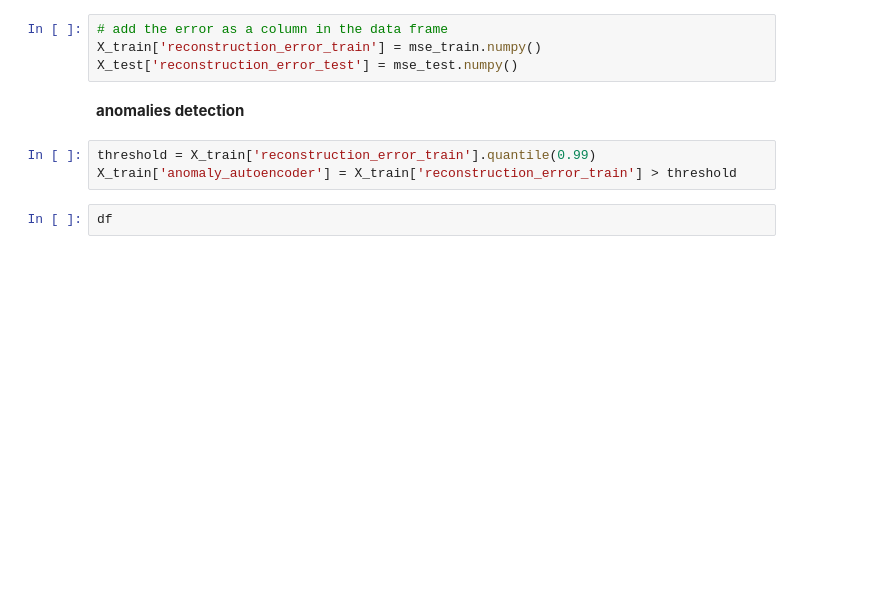
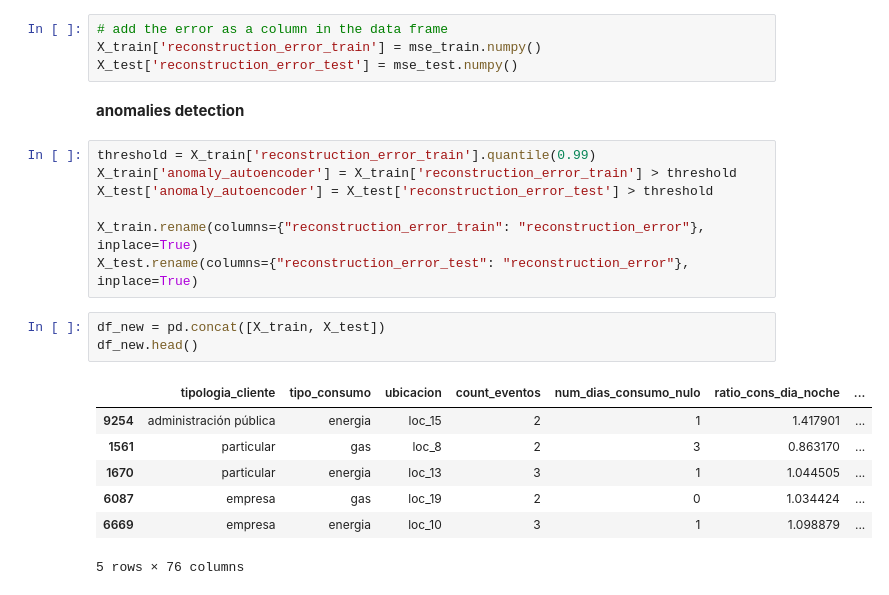
Before and after one commit to AxpeConsultingDataIA/ufd-dataia-deteccion-fraude, a Jupyter notebook: anomalias.ipynb, the cells around one changed output. Cells and saved outputs as stored; diff of their text form; blank space fills up the shorter version.

```diff
--- a/anomalias.ipynb
+++ b/anomalias.ipynb
@@ -317,5 +319,18 @@ X_test['reconstruction_error_test'] = mse_test.numpy()
 # %%
 threshold = X_train['reconstruction_error_train'].quantile(0.99)
 X_train['anomaly_autoencoder'] = X_train['reconstruction_error_train'] > threshold
+X_test['anomaly_autoencoder'] = X_test['reconstruction_error_test'] > threshold
+
+X_train.rename(columns={"reconstruction_error_train": "reconstruction_error"}, inplace=True)
+X_test.rename(columns={"reconstruction_error_test": "reconstruction_error"}, inplace=True)
 # %%
-df
+df_new = pd.concat([X_train, X_test])
+df_new.head()
+# %% [output]
+|  | tipologia_cliente | tipo_consumo | ubicacion | count_eventos | num_dias_consumo_nulo | ratio_cons_dia_noche | ... |
+| 9254 | administración pública | energia | loc_15 | 2 | 1 | 1.417901 | ... |
+| 1561 | particular | gas | loc_8 | 2 | 3 | 0.863170 | ... |
+| 1670 | particular | energia | loc_13 | 3 | 1 | 1.044505 | ... |
+| 6087 | empresa | gas | loc_19 | 2 | 0 | 1.034424 | ... |
+| 6669 | empresa | energia | loc_10 | 3 | 1 | 1.098879 | ... |
+5 rows × 76 columns
```
Also changed, not shown: parts of 3 cells of this notebook.
